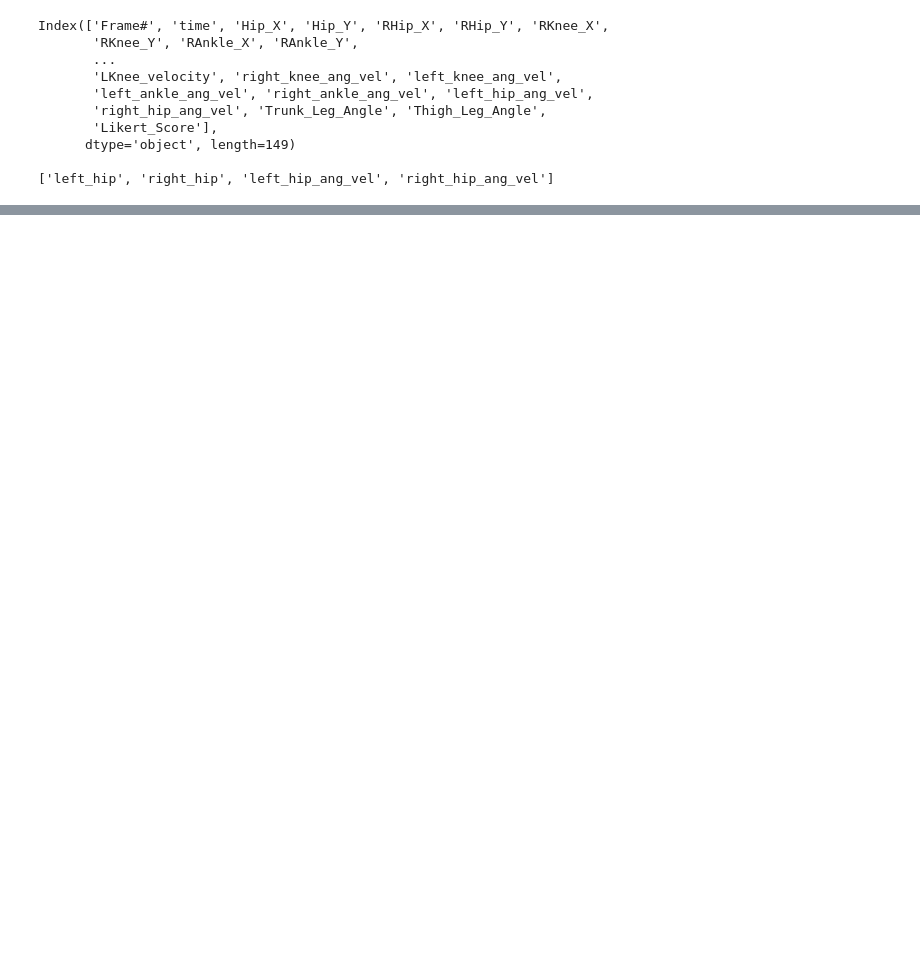
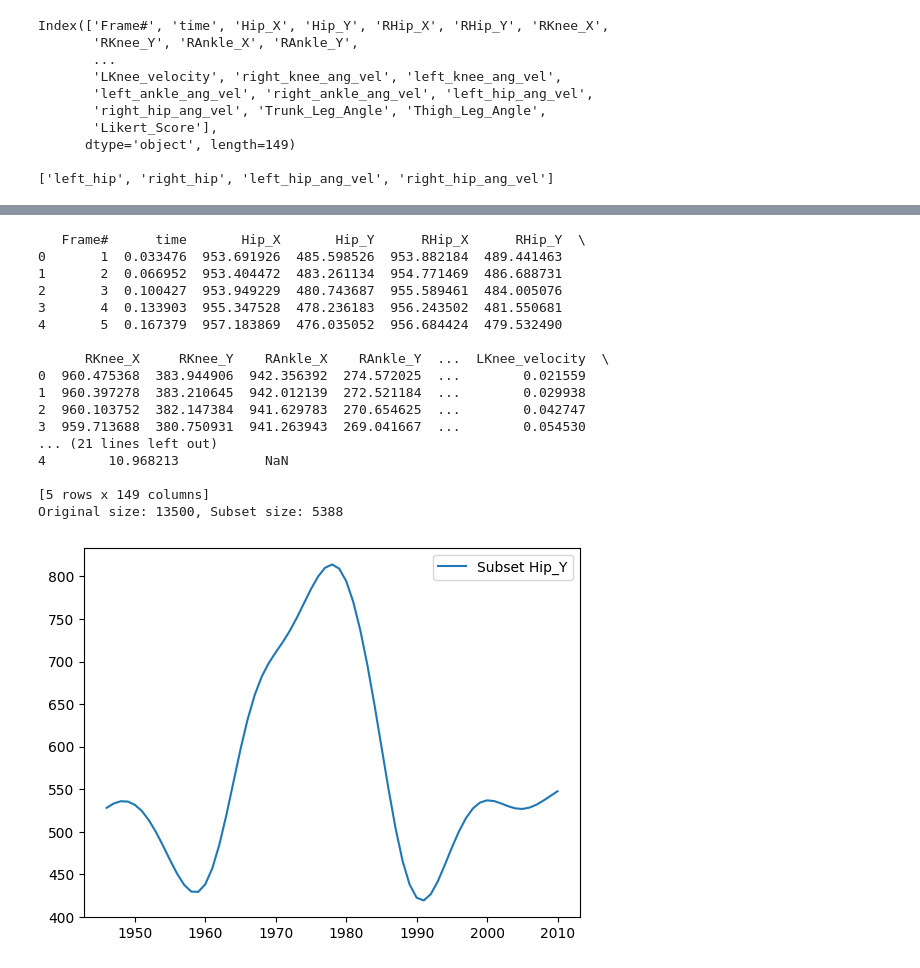
Before and after one commit to Niels-Engedal/GymTracker, a Jupyter notebook: Scripts/experiment_analysis.ipynb, the cells around one changed output, grey strips where cells are left out. Saved outputs shown, nothing was run; the diff lists cells and outputs as text; code cells hidden in the pictures; blank space fills up the shorter version.

```diff
--- a/Scripts/experiment_analysis.ipynb
+++ b/Scripts/experiment_analysis.ipynb
@@ -62,0 +238,62 @@ Index(['Frame#', 'time', 'Hip_X', 'Hip_Y', 'RHip_X', 'RHip_Y', 'RKnee_X',
+# %%
+# Step 2: Extract rows around the maximum Hip_Y
+subset_rows = []  # List to store rows for each group
+
+for (pid, vid, cond), group in full_df.groupby(['participant_id', 'video_number', 'condition']):
+    # Reset index to work with group-relative positions
+    group = group.reset_index(drop=True)
+
+    # if group is participant_id 6, video_number 1, and condition baseline
+    if pid == 6 and vid == 1 and cond == 'baseline':
+        # use all data points in group
+        subset_rows.append(group)
+    else:
+        max_index = group['Hip_Y'].idxmax()
+
+        # Define the range: 15% of the data to the left and right
+        total_rows = len(group)
+        range_size = int(total_rows * 0.20)  # 15% of the group's size
+
+
+        # Get the start and end index around the max
+        start_idx = max(0, max_index - range_size)
+        end_idx = min(len(group) - 1, max_index + range_size)
+        # Append the subset of rows to the list
+        subset_rows.append(group.loc[start_idx:end_idx])
+
+# Step 3: Combine all the subsets into a final DataFrame
+subset_df = pd.concat(subset_rows, axis=0).reset_index(drop=True)
+
+# Step 4: Verify the result
+print(subset_df.head())
+print(f"Original size: {len(full_df)}, Subset size: {len(subset_df)}")
+
+# Step 5 - Visualize the result for a single group
+sample_backflip = subset_df[
+    (subset_df['participant_id'] == 3) &
+    (subset_df['video_number'] == 2) &
+    (subset_df['condition'] == 'baseline')
+]
+
+sample_backflip['Hip_Y'].plot(label='Subset Hip_Y')
+plt.legend()
+plt.show()
+# %% [output]
+   Frame#      time       Hip_X       Hip_Y      RHip_X      RHip_Y  \
+0       1  0.033476  953.691926  485.598526  953.882184  489.441463
+1       2  0.066952  953.404472  483.261134  954.771469  486.688731
+2       3  0.100427  953.949229  480.743687  955.589461  484.005076
+3       4  0.133903  955.347528  478.236183  956.243502  481.550681
+4       5  0.167379  957.183869  476.035052  956.684424  479.532490
+
+      RKnee_X     RKnee_Y    RAnkle_X    RAnkle_Y  ...  LKnee_velocity  \
+0  960.475368  383.944906  942.356392  274.572025  ...        0.021559
+1  960.397278  383.210645  942.012139  272.521184  ...        0.029938
+2  960.103752  382.147384  941.629783  270.654625  ...        0.042747
+3  959.713688  380.750931  941.263943  269.041667  ...        0.054530
+... (21 lines left out)
+4        10.968213           NaN
+
+[5 rows x 149 columns]
+Original size: 13500, Subset size: 5388
+[figure, added]
```
Also changed, not shown: parts of 26 cells of this notebook, 13 other files.
